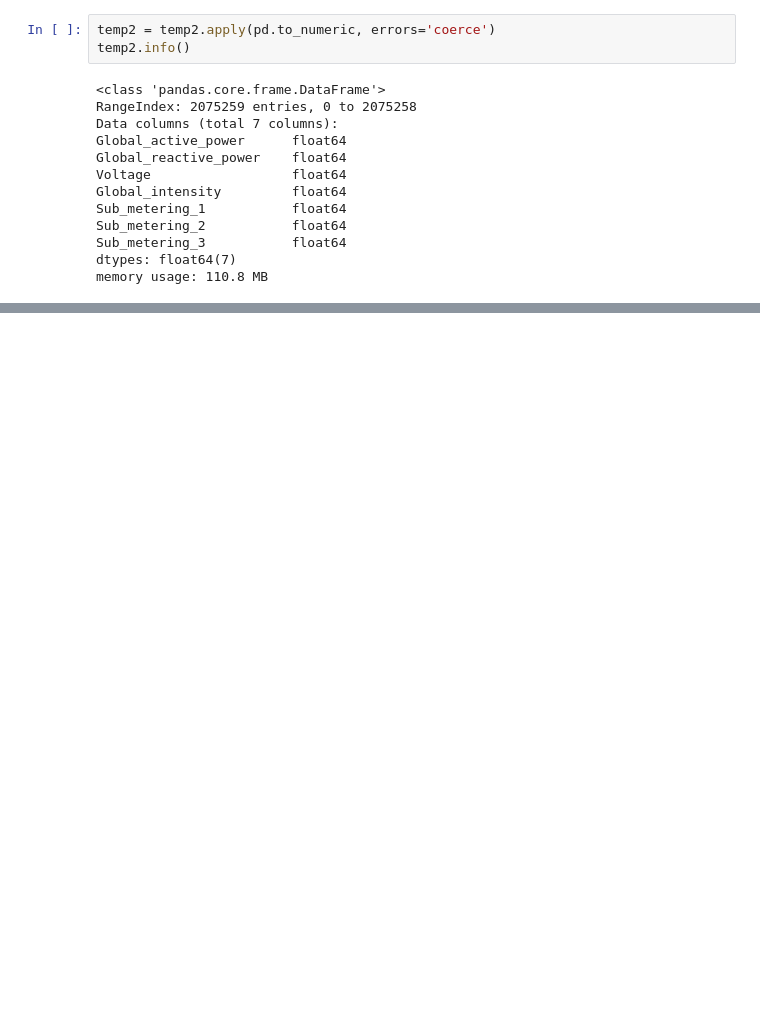
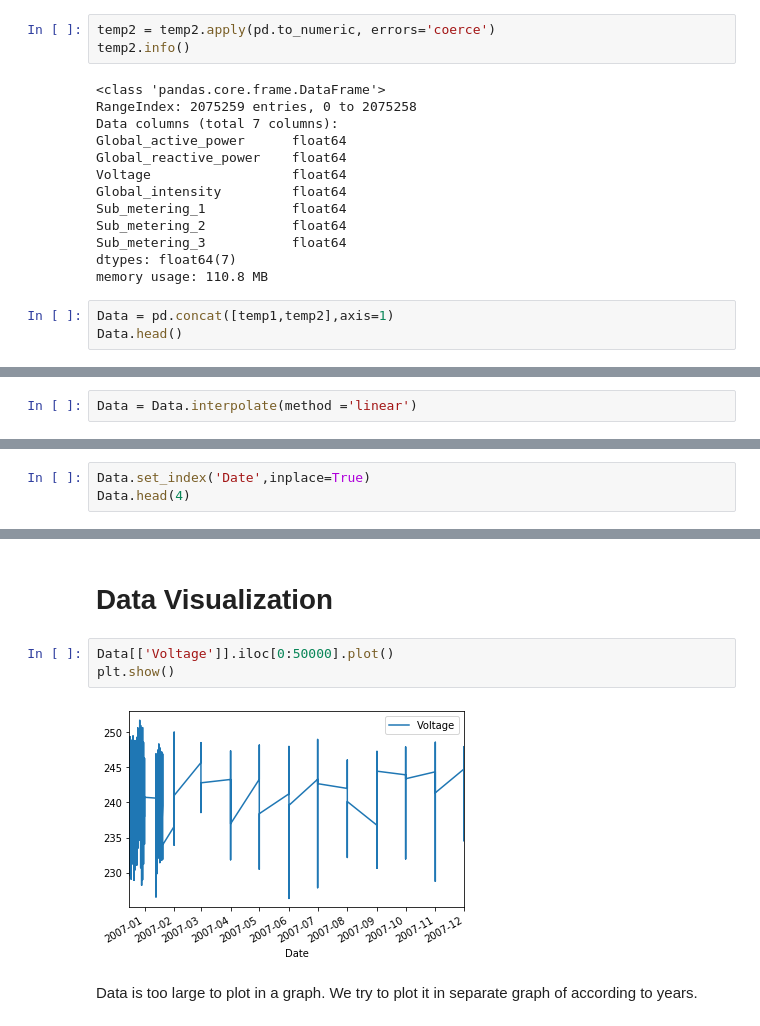
Before and after one commit to SSehrawat1720/ML-Projects, a Jupyter notebook: Time Series Analysis Project.ipynb, the cells around one changed output, grey strips where cells are left out. Drawn from its saved outputs; the diff is of its cells as text; blank space fills up the shorter version.

```diff
--- a/Time Series Analysis Project.ipynb
+++ b/Time Series Analysis Project.ipynb
@@ -152,3 +152,6 @@ Sub_metering_2           float64
 Sub_metering_3           float64
 dtypes: float64(7)
 memory usage: 110.8 MB
+# %%
+Data = pd.concat([temp1,temp2],axis=1)
+Data.head()
@@ -154,0 +213,2 @@ memory usage: 110.8 MB
+# %%
+Data = Data.interpolate(method ='linear')
@@ -154,0 +235,3 @@ memory usage: 110.8 MB
+# %%
+Data.set_index('Date',inplace=True)
+Data.head(4)
@@ -154,0 +245,9 @@ memory usage: 110.8 MB
+# %% [markdown]
+# Data Visualization
+# %%
+Data[['Voltage']].iloc[0:50000].plot()
+plt.show()
+# %% [output]
+[figure, added]
+# %% [markdown]
+Data is too large to plot in a graph. We try to plot it in separate graph of according to years.
```
Also changed, not shown: parts of 13 cells of this notebook.
